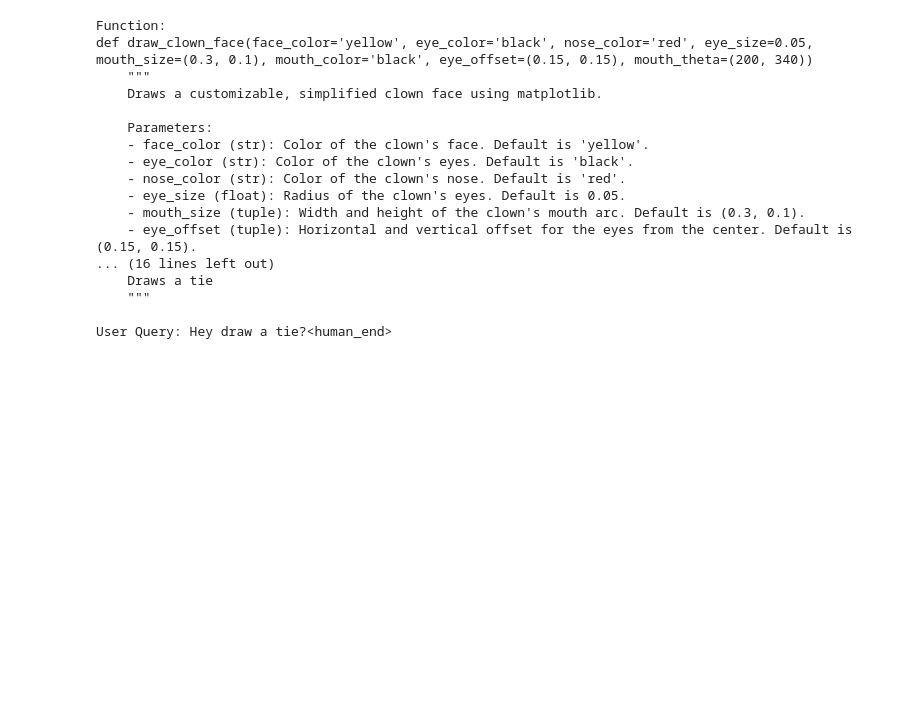
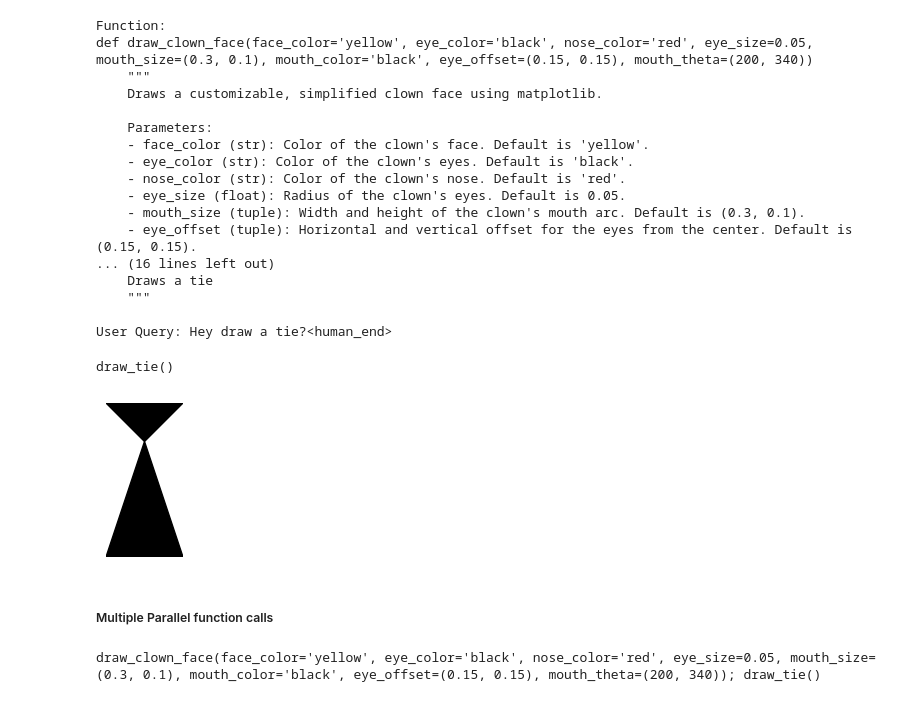
Before and after one commit to SMAshhar/FunctionCalling-and-DataExtraction-LLM, a Jupyter notebook: 1-FC_Variations/1.ipynb, the cells around one changed output. Cells and saved outputs as stored; diff of their text form; code cells hidden in the pictures; blank space fills up the shorter version.

```diff
--- a/1-FC_Variations/1.ipynb
+++ b/1-FC_Variations/1.ipynb
@@ -132,3 +140,15 @@ def draw_clown_face(face_color='yellow', eye_color='black', nose_color='red', ey
     """
 
 User Query: Hey draw a tie?<human_end>
+# %%
+# Getting Calls
+raven_call = query_raven(raven_prompt)
+print (raven_call)
+# %% [output]
+draw_tie()
+# %%
+exec(raven_call)
+# %% [output]
+[figure, added]
+# %% [markdown]
+##### Multiple Parallel function calls
@@ -134,0 +161,4 @@ User Query: Hey draw a tie?<human_end>
+# %%
+print (raven_call)
+# %% [output]
+draw_clown_face(face_color='yellow', eye_color='black', nose_color='red', eye_size=0.05, mouth_size=(0.3, 0.1), mouth_color='black', eye_offset=(0.15, 0.15), mouth_theta=(200, 340)); draw_tie()
```
Also changed, not shown: parts of 15 cells of this notebook.
